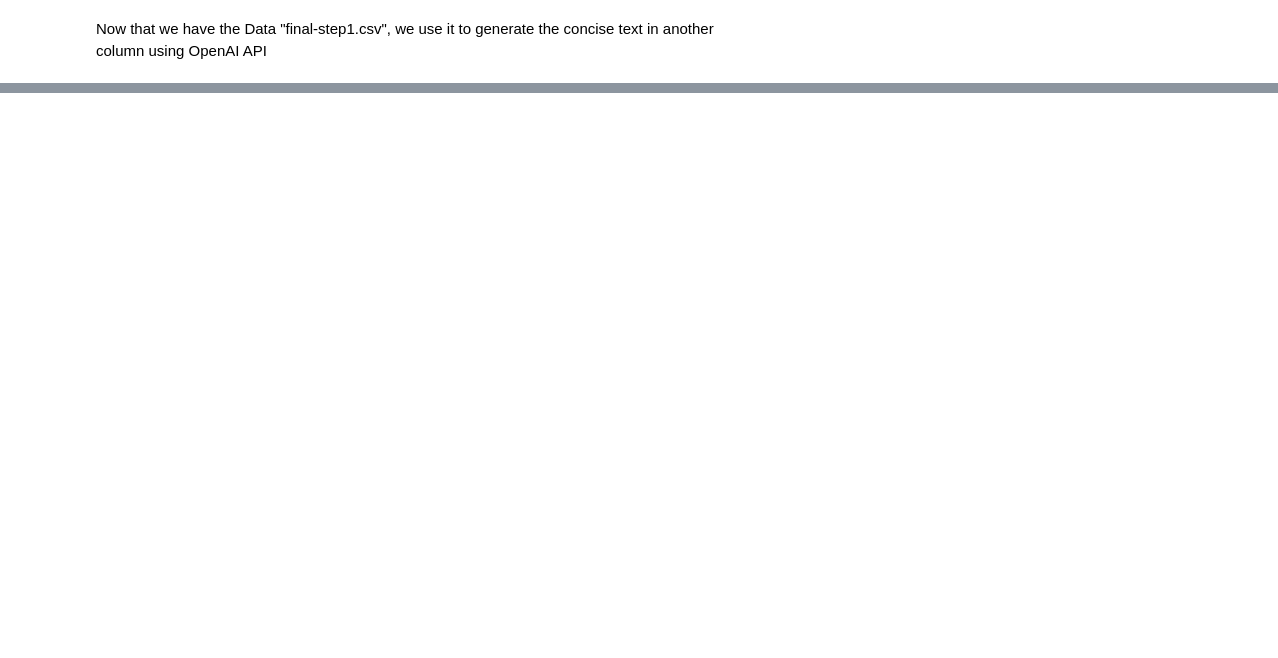
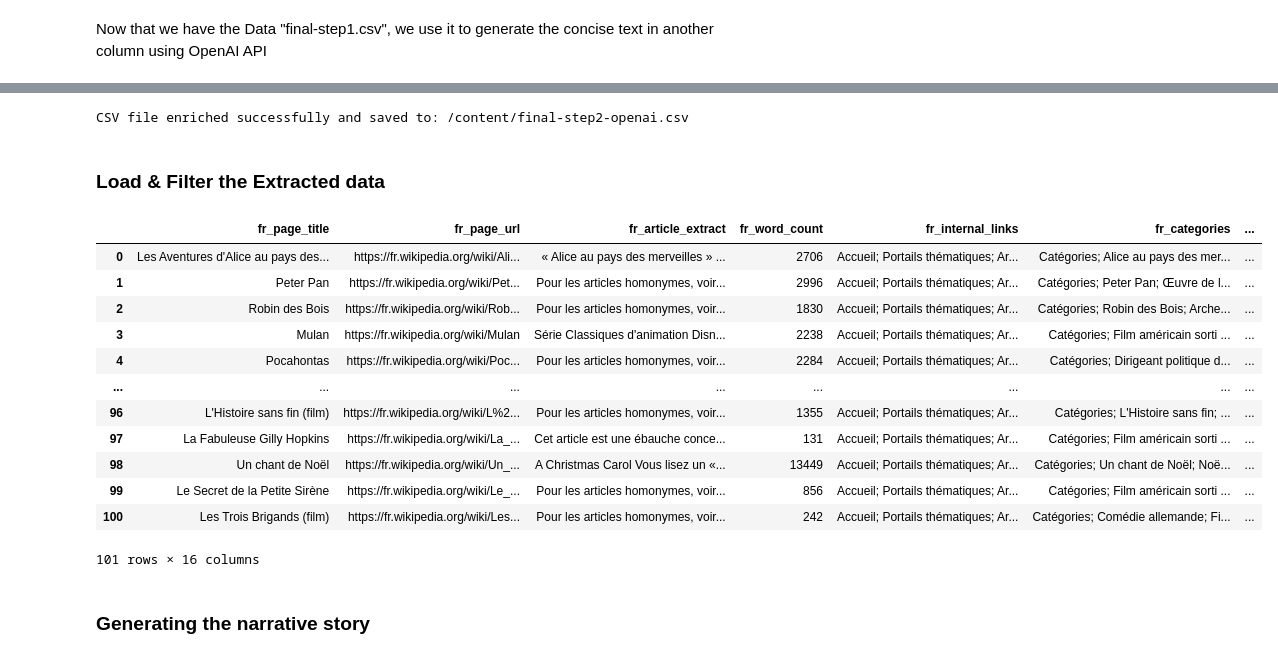
Before and after one commit to tvbv/ConsumerEdgeHackaton, a Jupyter notebook: Data_extraction_wiki.ipynb, the cells around one changed output, grey strips where cells are left out. Cells and saved outputs as stored; diff of their text form; code cells hidden in the pictures; blank space fills up the shorter version.

Commit message:
(1) Extract the raw data (2) Convert raw data to quality story-telling data (3) Finetuning (in progress)

```diff
--- a/Data_extraction_wiki.ipynb
+++ b/Data_extraction_wiki.ipynb
@@ -576,0 +1007,49 @@ Now that we have the Data "final-step1.csv", we use it to generate the concise t
+# %%
+output_csv_path = '/content/final-step2-openai.csv'
+
+# Add the summaries as a new column to the dataframe
+df['concise_story'] = pd.Series(summaries, index=df.index[:num_rows])
+
+# Save the updated dataframe to a new CSV file
+df.to_csv(output_csv_path, index=False)
+
+# Output confirmation
+print(f"CSV file enriched successfully and saved to: {output_csv_path}")
+# %% [output]
+CSV file enriched successfully and saved to: /content/final-step2-openai.csv
+# %% [markdown]
+### Load & Filter the Extracted data
+# %%
+import pandas as pd
+import re
+
+
+output_openai = '/content/final-step2-openai.csv'
+
+dff = pd.read_csv(output_openai)
+
+
+
+# Define a function to remove characters like [\d+]
+def remove_bracketed_numbers(text):
+    return re.sub(r'\[\d+\]', '', text)
+
+# Apply the function to the "en_article_extract" column
+dff["en_article_extract"] = dff["en_article_extract"].apply(remove_bracketed_numbers)
+dff["fr_article_extract"] = dff["fr_article_extract"].apply(remove_bracketed_numbers)
+
+dff
+# %% [output]
+|  | fr_page_title | fr_page_url | fr_article_extract | fr_word_count | fr_internal_links | fr_categories | ... |
+| 0 | Les Aventures d'Alice au pays des... | https://fr.wikipedia.org/wiki/Ali... | « Alice au pays des merveilles » ... | 2706 | Accueil; Portails thématiques; Ar... | Catégories; Alice au pays des mer... | ... |
+| 1 | Peter Pan | https://fr.wikipedia.org/wiki/Pet... | Pour les articles homonymes, voir... | 2996 | Accueil; Portails thématiques; Ar... | Catégories; Peter Pan; Œuvre de l... | ... |
+| 2 | Robin des Bois | https://fr.wikipedia.org/wiki/Rob... | Pour les articles homonymes, voir... | 1830 | Accueil; Portails thématiques; Ar... | Catégories; Robin des Bois; Arche... | ... |
+| 3 | Mulan | https://fr.wikipedia.org/wiki/Mulan | Série Classiques d'animation Disn... | 2238 | Accueil; Portails thématiques; Ar... | Catégories; Film américain sorti ... | ... |
+| 4 | Pocahontas | https://fr.wikipedia.org/wiki/Poc... | Pour les articles homonymes, voir... | 2284 | Accueil; Portails thématiques; Ar... | Catégories; Dirigeant politique d... | ... |
+| ... | ... | ... | ... | ... | ... | ... | ... |
+| 96 | L'Histoire sans fin (film) | https://fr.wikipedia.org/wiki/L%2... | Pour les articles homonymes, voir... | 1355 | Accueil; Portails thématiques; Ar... | Catégories; L'Histoire sans fin; ... | ... |
+| 97 | La Fabuleuse Gilly Hopkins | https://fr.wikipedia.org/wiki/La_... | Cet article est une ébauche conce... | 131 | Accueil; Portails thématiques; Ar... | Catégories; Film américain sorti ... | ... |
+| 98 | Un chant de Noël | https://fr.wikipedia.org/wiki/Un_... | A Christmas Carol Vous lisez un «... | 13449 | Accueil; Portails thématiques; Ar... | Catégories; Un chant de Noël; Noë... | ... |
+| 99 | Le Secret de la Petite Sirène | https://fr.wikipedia.org/wiki/Le_... | Pour les articles homonymes, voir... | 856 | Accueil; Portails thématiques; Ar... | Catégories; Film américain sorti ... | ... |
+| 100 | Les Trois Brigands (film) | https://fr.wikipedia.org/wiki/Les... | Pour les articles homonymes, voir... | 242 | Accueil; Portails thématiques; Ar... | Catégories; Comédie allemande; Fi... | ... |
+101 rows × 16 columns
@@ -576,0 +1058,2 @@ Now that we have the Data "final-step1.csv", we use it to generate the concise t
+# %% [markdown]
+### Generating the narrative story
```
Also changed, not shown: parts of 16 cells of this notebook.
